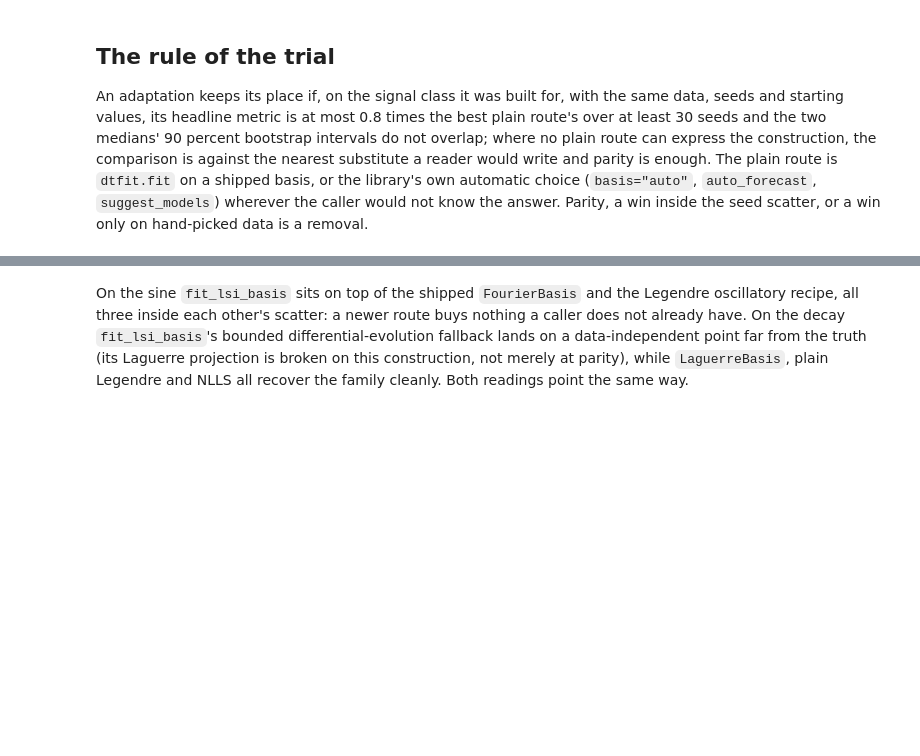
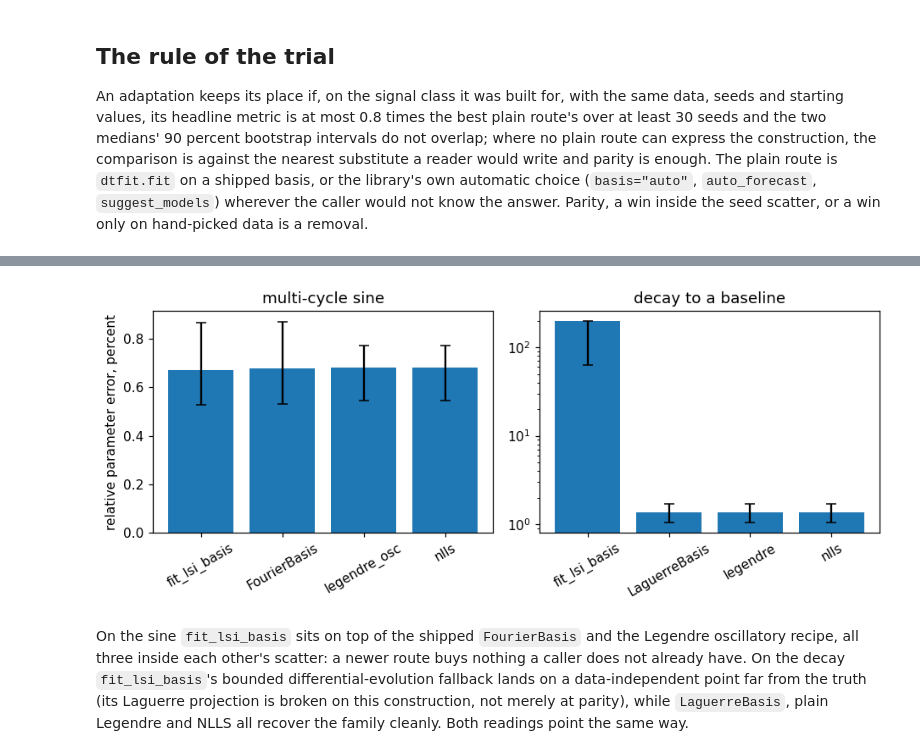
Before and after one commit to ringavirda/science-nonline, a Jupyter notebook: packages/dtfit-experimental/experiments/method/19_adaptations_in_trial.ipynb, the cells around one changed output, grey strips where cells are left out. Cells and saved outputs as stored; diff of their text form; code cells hidden in the pictures; blank space fills up the shorter version.

```diff
--- a/packages/dtfit-experimental/experiments/method/19_adaptations_in_trial.ipynb
+++ b/packages/dtfit-experimental/experiments/method/19_adaptations_in_trial.ipynb
@@ -207,0 +78,5 @@ plt.show()
+# %%
+basis_trial = pd.read_csv(RESULTS / "basis_trial.csv")
+sine_table = (basis_trial[basis_trial.signal == "sine"]
+              .set_index("method")[["median_err_pct", "ci_lo", "ci_hi"]])
+sine_table
@@ -207,0 +90,4 @@ plt.show()
+# %%
+decay_table = (basis_trial[basis_trial.signal == "decay"]
+               .set_index("method")[["median_err_pct", "ci_lo", "ci_hi"]])
+decay_table
@@ -208,3 +101,19 @@ plt.show()
+# %%
+fig, (ax1, ax2) = plt.subplots(1, 2, figsize=(8.6, 3.6))
+for ax, table, title, log in ((ax1, sine_table, "multi-cycle sine", False),
+                               (ax2, decay_table, "decay to a baseline", True)):
+    err_lo = table["median_err_pct"] - table["ci_lo"]
+    err_hi = table["ci_hi"] - table["median_err_pct"]
+    ax.bar(table.index, table["median_err_pct"], yerr=[err_lo, err_hi], capsize=4)
+    ax.set_title(title)
+    ax.tick_params(axis="x", rotation=30)
+    if log:
+        ax.set_yscale("log")
+ax1.set_ylabel("relative parameter error, percent")
+fig.tight_layout()
+plt.show()
+# %% [output]
+[figure, added]
 # %% [markdown]
 On the sine `fit_lsi_basis` sits on top of the shipped `FourierBasis` and
 the Legendre oscillatory recipe, all three inside each other's scatter: a
```
Also changed, not shown: parts of 36 cells of this notebook, 11 other files.
